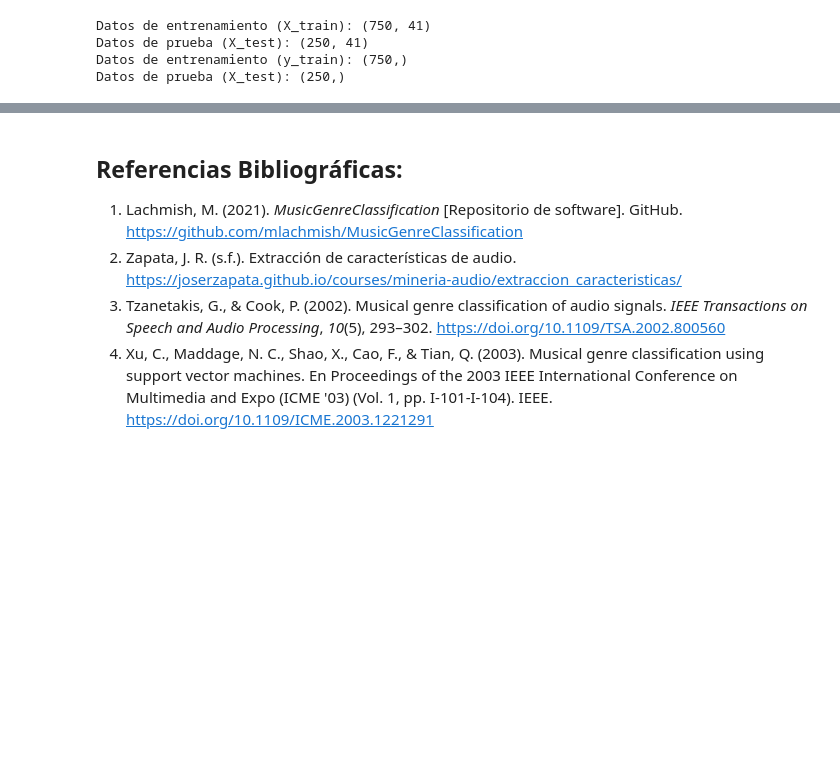
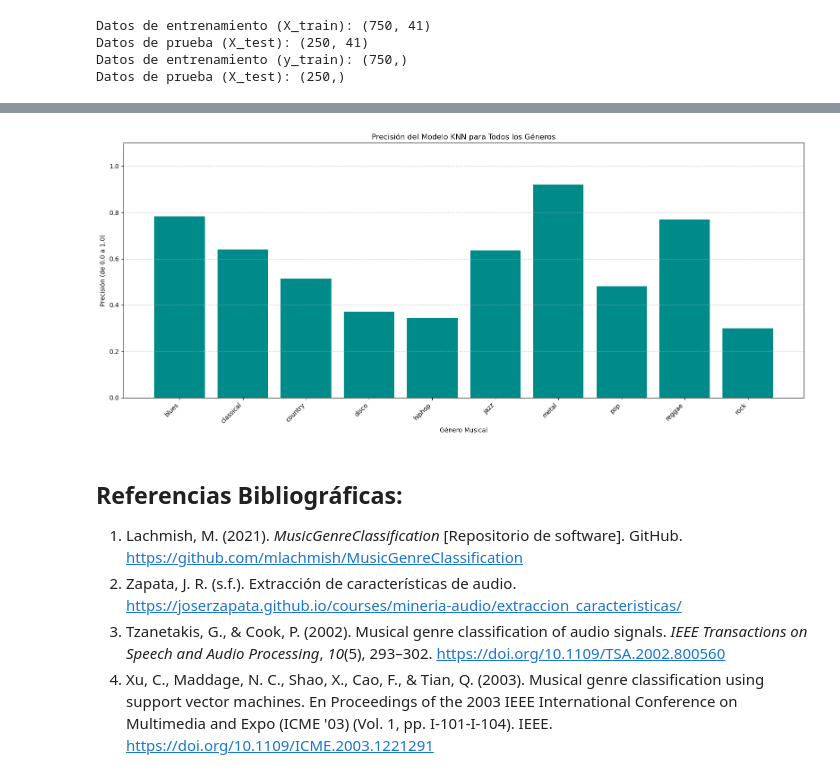
Before and after one commit to vpobleteacustica-classroom/proyecto-1-martin, a Jupyter notebook: hito2/Segundo_Hito_Template.ipynb, the cells around one changed output, grey strips where cells are left out. Drawn from its saved outputs; the diff is of its cells as text; code cells hidden in the pictures; blank space fills up the shorter version.

Commit message:
Se agregran explicaciones del modelo KNN y un resumen estadistico junto con unos graficos

```diff
--- a/hito2/Segundo_Hito_Template.ipynb
+++ b/hito2/Segundo_Hito_Template.ipynb
@@ -249,0 +223,78 @@ weighted avg       0.59      0.57      0.56       250
+# %%
+from sklearn.metrics import (
+    classification_report,
+    confusion_matrix,
+    accuracy_score,
+    precision_score,
+    recall_score,
+    f1_score
+)
+# ¡Importante! Añade matplotlib aquí si no lo has hecho
+import matplotlib.pyplot as plt
+
+y_pred = modelo.predict(X_test)
+
+try:
+    # Reemplaza 'encoder' con el nombre de tu variable LabelEncoder
+    nombres_generos = encoder.classes_
+
+    # --- Métricas generales (¡YA SIN 'Me.'!) ---
+    accuracy = accuracy_score(y_test, y_pred)
+    precision = precision_score(y_test, y_pred, average='weighted')
+    recall = recall_score(y_test, y_pred, average='weighted')
+    f1 = f1_score(y_test, y_pred, average='weighted')
+
+    print("📊 RESUMEN ESTADÍSTICO DEL CLASIFICADOR KNN")
+    print("-------------------------------------------------")
+    print(f"🔹 Precisión global (accuracy): {accuracy:.4f}")
+    print(f"🔹 Precisión ponderada (precision): {precision:.4f}")
+    print(f"🔹 Recall ponderado (recall): {recall:.4f}")
+    print(f"🔹 F1-score ponderado: {f1:.4f}")
+    print("-------------------------------------------------\n")
+
+
+    print("Reporte de clasificación (con nombres):")
+    print(classification_report(y_test, y_pred, target_names=nombres_generos))
+
+except NameError:
+    print("Reporte de clasificación (sin nombres):")
+    print("ADVERTENCIA: No se encontró la variable 'encoder'.")
+    print("Carga tu LabelEncoder para ver los nombres de los géneros.")
+    print(classification_report(y_test, y_pred))
+
+
+
+print("\nGenerando gráfico con la precisión de TODOS los géneros...")
+
+reporte_dict = classification_report(y_test, y_pred,
+                                     target_names=nombres_generos,
+                                     output_dict=True)
+
+generos = []
+precisiones = []
+
+for nombre_clase, metricas in reporte_dict.items():
+    if nombre_clase not in ['accuracy', 'macro avg', 'weighted avg']:
+        generos.append(nombre_clase)
+        precisiones.append(metricas['precision'])
+
+
+plt.figure(figsize=(16, 7))
+plt.bar(generos, precisiones, color='darkcyan')
+
+plt.xlabel('Género Musical')
+plt.ylabel('Precisión (de 0.0 a 1.0)')
+plt.title('Precisión del Modelo KNN para Todos los Géneros')
+
+plt.ylim(0, 1.1)
+
+plt.grid(axis='y', linestyle='--', alpha=0.7)
+
+plt.xticks(rotation=45, ha='right')
+
+plt.tight_layout()
+
+plt.savefig('grafico_precision_todos_generos.png')
+
+print("¡Gráfico 'grafico_precision_todos_generos.png' guardado!")
+# %% [output]
@@ -250,3 +318,4 @@ weighted avg       0.59      0.57      0.56       250
+[figure, added]
 # %% [markdown]
 ## Referencias Bibliográficas:
 
```
Also changed, not shown: parts of 6 cells of this notebook, 4 other files.
